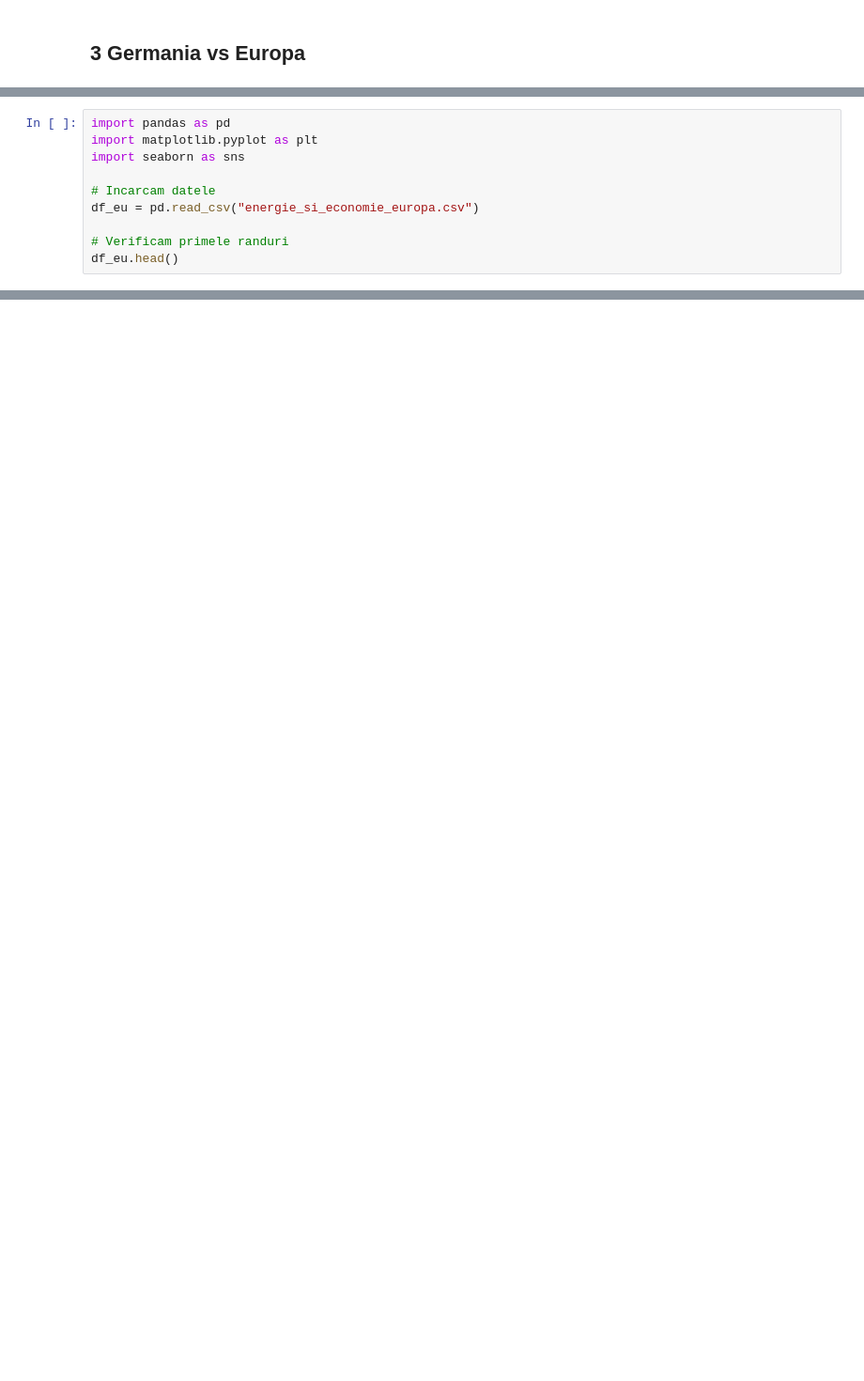
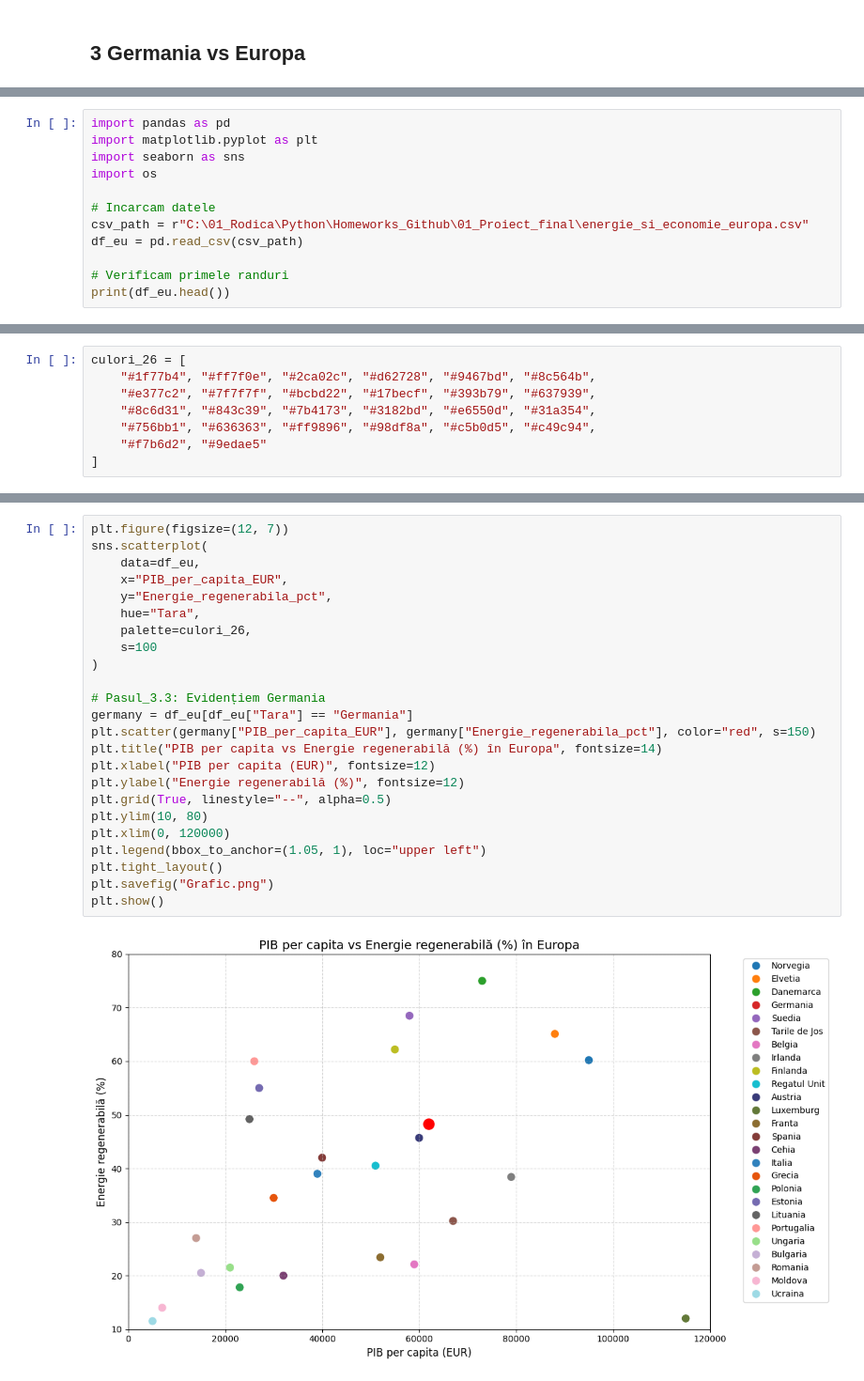
Before and after one commit to Siminiuc7/Homeworks_Github, a Jupyter notebook: 01_Proiect_final/Corelatia PIB Energie regenerabila in Germania si la nivel european.ipynb, the cells around one changed output, grey strips where cells are left out. Shown at 94% size. Drawn from its saved outputs; the diff is of its cells as text; blank space fills up the shorter version.

Commit message:
Proiectul final cu rulare in jupyter notebook

```diff
--- a/01_Proiect_final/Corelatia PIB Energie regenerabila in Germania si la nivel european.ipynb
+++ b/01_Proiect_final/Corelatia PIB Energie regenerabila in Germania si la nivel european.ipynb
@@ -194,10 +194,12 @@ plt.show()
 import pandas as pd
 import matplotlib.pyplot as plt
 import seaborn as sns
+import os
 
 # Incarcam datele
-df_eu = pd.read_csv("energie_si_economie_europa.csv")
+csv_path = r"C:\01_Rodica\Python\Homeworks_Github\01_Proiect_final\energie_si_economie_europa.csv"
+df_eu = pd.read_csv(csv_path)
 
 # Verificam primele randuri
-df_eu.head()
+print(df_eu.head())
 # %% [output]
@@ -210 +221,9 @@ df_eu.head()
+# %%
+culori_26 = [
+    "#1f77b4", "#ff7f0e", "#2ca02c", "#d62728", "#9467bd", "#8c564b",
+    "#e377c2", "#7f7f7f", "#bcbd22", "#17becf", "#393b79", "#637939",
+    "#8c6d31", "#843c39", "#7b4173", "#3182bd", "#e6550d", "#31a354",
+    "#756bb1", "#636363", "#ff9896", "#98df8a", "#c5b0d5", "#c49c94",
+    "#f7b6d2", "#9edae5"
+]
 # %% [markdown]
@@ -211,0 +231,26 @@ df_eu.head()
+# %%
+plt.figure(figsize=(12, 7))
+sns.scatterplot(
+    data=df_eu,
+    x="PIB_per_capita_EUR",
+    y="Energie_regenerabila_pct",
+    hue="Tara",
+    palette=culori_26,
+    s=100
+)
+
+# Pasul_3.3: Evidențiem Germania
+germany = df_eu[df_eu["Tara"] == "Germania"]
+plt.scatter(germany["PIB_per_capita_EUR"], germany["Energie_regenerabila_pct"], color="red", s=150)
+plt.title("PIB per capita vs Energie regenerabilă (%) în Europa", fontsize=14)
+plt.xlabel("PIB per capita (EUR)", fontsize=12)
+plt.ylabel("Energie regenerabilă (%)", fontsize=12)
+plt.grid(True, linestyle="--", alpha=0.5)
+plt.ylim(10, 80)
+plt.xlim(0, 120000)
+plt.legend(bbox_to_anchor=(1.05, 1), loc="upper left")
+plt.tight_layout()
+plt.savefig("Grafic.png")
+plt.show()
+# %% [output]
+[figure, added]
```
Also changed, not shown: parts of 5 cells of this notebook, 5 other files.
